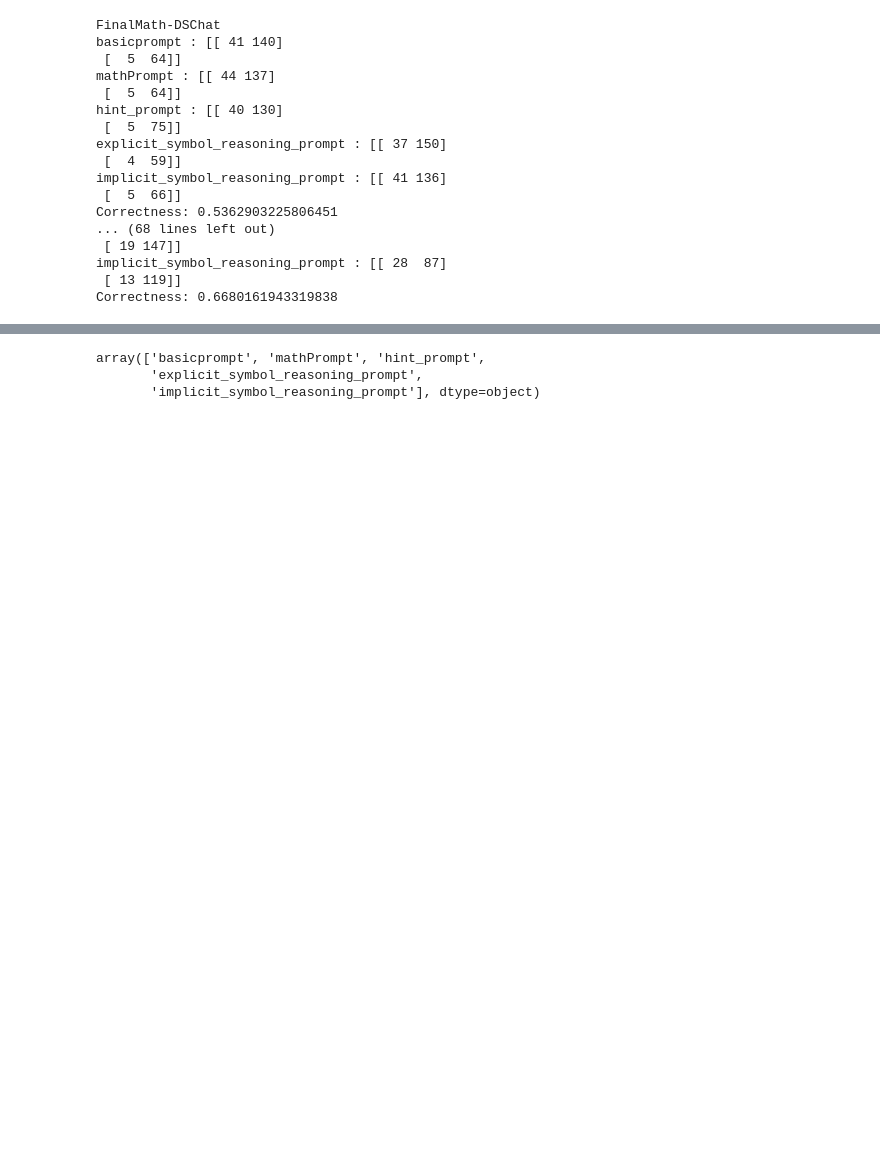
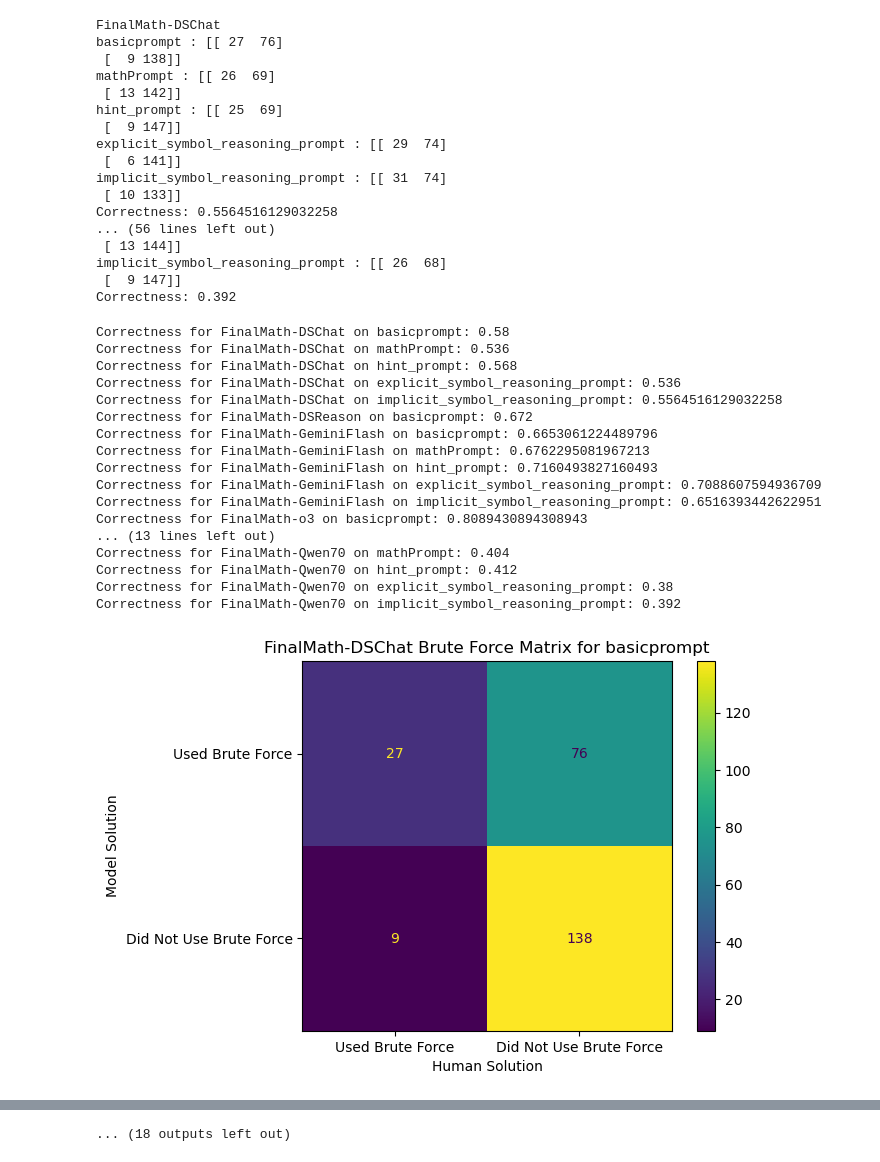
Before and after one commit to stephenxia1/brainteasers, a Jupyter notebook: evaluationAnalysis.ipynb, the cells around one changed output, grey strips where cells are left out. Cells and saved outputs as stored; diff of their text form; code cells hidden in the pictures; blank space fills up the shorter version.

Commit message:
evaluation analysis of math (updated brute force)

```diff
--- a/evaluationAnalysis.ipynb
+++ b/evaluationAnalysis.ipynb
@@ -16,10 +16,10 @@ def correctness(data, prompt):
     return len(data[data["correctness"]=="1"]) / len(data)
 # %%
 data = {}
-models = ['FinalMath-DSChat', 'FinalMath-DSReason', 'FinalMath-GeminiFlash', 'FinalMath-o3', 'FinalMath-Qwen1', 'FinalMath-Qwen14', 'FinalMath-Qwen70', 'gemini-pro-math-v3']
+models = ['FinalMath-DSChat', 'FinalMath-DSReason', 'FinalMath-GeminiFlash', 'FinalMath-o3', 'FinalMath-Qwen1', 'FinalMath-Qwen14', 'FinalMath-Qwen70']
 
 for model in models:
-    file_path = f"response_evaluation/Math/{model}/resultsEvaluations.jsonl"
+    file_path = f"response_evaluation/Math/{model}/resultsEvaluations_evaluatedbyo3-2025-04-16.jsonl"
     with open(file_path, 'r') as file:
         data[model] = [json.loads(line) for line in file]
 
@@ -32,21 +32,53 @@ for model in models:
     print("Correctness:", correctness(pd.DataFrame(data[model]), prompt))
 # %% [output]
 FinalMath-DSChat
-basicprompt : [[ 41 140]
- [  5  64]]
-mathPrompt : [[ 44 137]
- [  5  64]]
-hint_prompt : [[ 40 130]
- [  5  75]]
-explicit_symbol_reasoning_prompt : [[ 37 150]
- [  4  59]]
-implicit_symbol_reasoning_prompt : [[ 41 136]
- [  5  66]]
-Correctness: 0.5362903225806451
-... (68 lines left out)
- [ 19 147]]
-implicit_symbol_reasoning_prompt : [[ 28  87]
- [ 13 119]]
-Correctness: 0.6680161943319838
+basicprompt : [[ 27  76]
+ [  9 138]]
+mathPrompt : [[ 26  69]
+ [ 13 142]]
+hint_prompt : [[ 25  69]
+ [  9 147]]
+explicit_symbol_reasoning_prompt : [[ 29  74]
+ [  6 141]]
+implicit_symbol_reasoning_prompt : [[ 31  74]
+ [ 10 133]]
+Correctness: 0.5564516129032258
+... (56 lines left out)
+ [ 13 144]]
+implicit_symbol_reasoning_prompt : [[ 26  68]
+ [  9 147]]
+Correctness: 0.392
 # %%
-fulldata = pd.DataFrame(data, dtype=str)
+fulldata = pd.DataFrame()
+for dataset in data.keys():
+    fulldata = pd.DataFrame(data[dataset])
+    prompts = fulldata["PromptType"].unique()
+
+    # fig, axes = plt.pyplot.subplots(1, len(prompts), figsize=(30, 6))
+    for i in range(len(prompts)):
+        prompt = prompts[i]
+        cmd = sk.metrics.ConfusionMatrixDisplay(confusion_matrix(fulldata, prompt), display_labels=["Used Brute Force", "Did Not Use Brute Force"])
+        cmd.plot()
+        cmd.ax_.set(xlabel='Human Solution', ylabel='Model Solution')
+        cmd.ax_.set_title(f'{dataset} Brute Force Matrix for {prompt}')
+
+        print(f"Correctness for {dataset} on {prompt}:", correctness(fulldata, prompt))
+# %% [output]
+Correctness for FinalMath-DSChat on basicprompt: 0.58
+Correctness for FinalMath-DSChat on mathPrompt: 0.536
+Correctness for FinalMath-DSChat on hint_prompt: 0.568
+Correctness for FinalMath-DSChat on explicit_symbol_reasoning_prompt: 0.536
+Correctness for FinalMath-DSChat on implicit_symbol_reasoning_prompt: 0.5564516129032258
+Correctness for FinalMath-DSReason on basicprompt: 0.672
+Correctness for FinalMath-GeminiFlash on basicprompt: 0.6653061224489796
+Correctness for FinalMath-GeminiFlash on mathPrompt: 0.6762295081967213
+Correctness for FinalMath-GeminiFlash on hint_prompt: 0.7160493827160493
+Correctness for FinalMath-GeminiFlash on explicit_symbol_reasoning_prompt: 0.7088607594936709
+Correctness for FinalMath-GeminiFlash on implicit_symbol_reasoning_prompt: 0.6516393442622951
+Correctness for FinalMath-o3 on basicprompt: 0.8089430894308943
+... (13 lines left out)
+Correctness for FinalMath-Qwen70 on mathPrompt: 0.404
+Correctness for FinalMath-Qwen70 on hint_prompt: 0.412
+Correctness for FinalMath-Qwen70 on explicit_symbol_reasoning_prompt: 0.38
+Correctness for FinalMath-Qwen70 on implicit_symbol_reasoning_prompt: 0.392
+[figure, added]
@@ -53,10 +95,4 @@ fulldata = pd.DataFrame(data, dtype=str)
+... (18 outputs left out)
-# %%
-prompts = fulldata["PromptType"].unique()
-prompts
-# %% [output]
-array(['basicprompt', 'mathPrompt', 'hint_prompt',
-       'explicit_symbol_reasoning_prompt',
-       'implicit_symbol_reasoning_prompt'], dtype=object)
 # %%
 fig, axes = plt.pyplot.subplots(1, 5, figsize=(30, 6))
 for i in range(len(prompts)):
```
Also changed, not shown: parts of 3 cells of this notebook.
